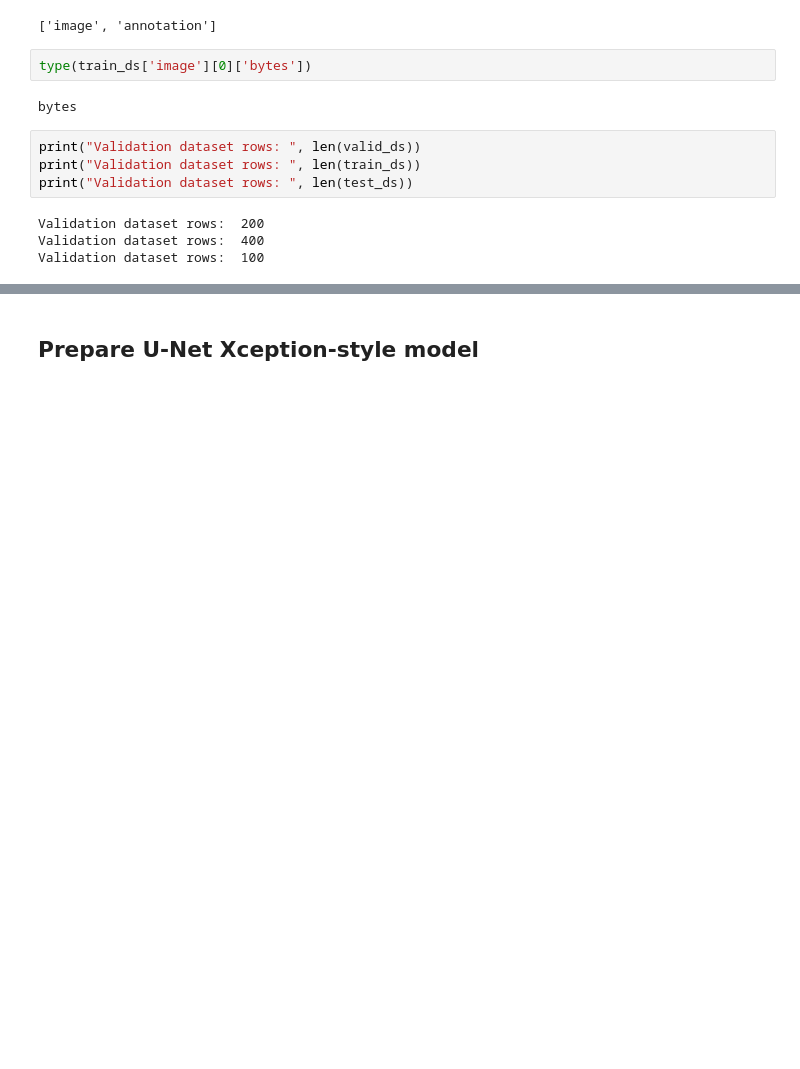
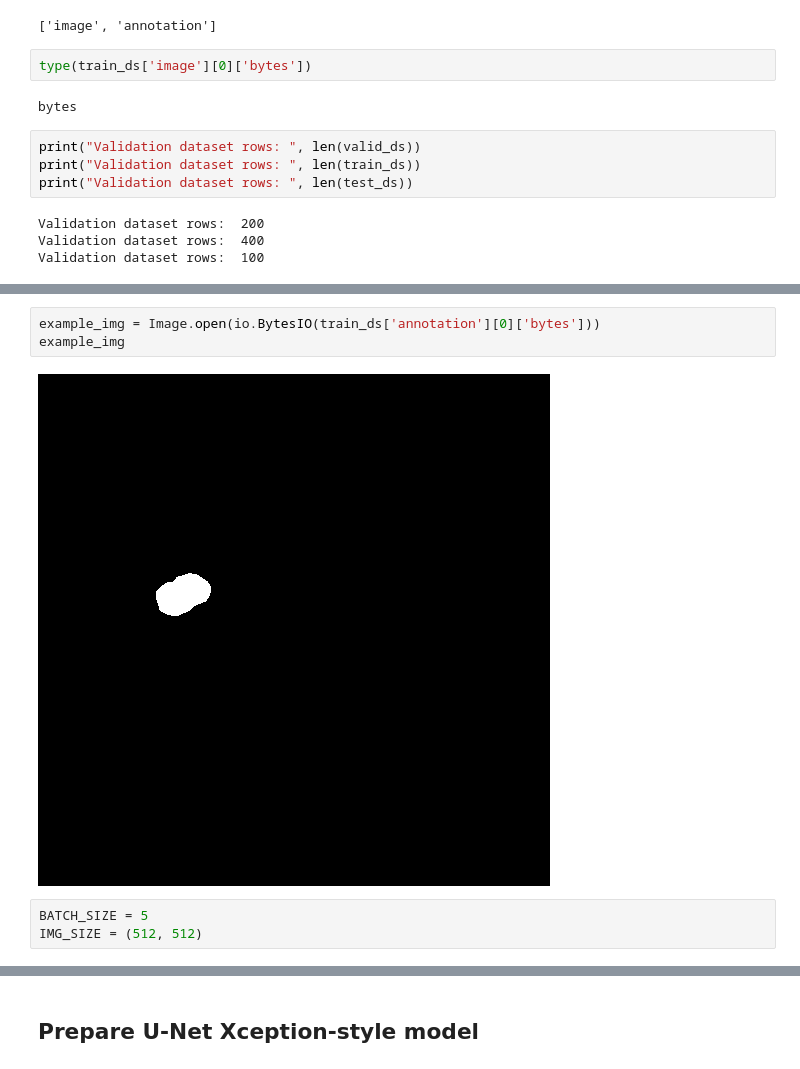
Before and after one commit to EmilisGit/Vaizdu_apdorojimas, a Jupyter notebook: Vaizdu_apdorojimas_lab5.ipynb, the cells around one changed output, grey strips where cells are left out. Drawn from its saved outputs; the diff is of its cells as text; blank space fills up the shorter version.

```diff
--- a/Vaizdu_apdorojimas_lab5.ipynb
+++ b/Vaizdu_apdorojimas_lab5.ipynb
@@ -58,0 +37,8 @@ dataset = tf.data.Dataset.from_tensor_slices((x_train, y_train))
+# %%
+example_img = Image.open(io.BytesIO(train_ds['annotation'][0]['bytes']))
+example_img
+# %% [output]
+[figure, added]
+# %%
+BATCH_SIZE = 5
+IMG_SIZE = (512, 512)
```
Also changed, not shown: parts of 15 cells of this notebook.
